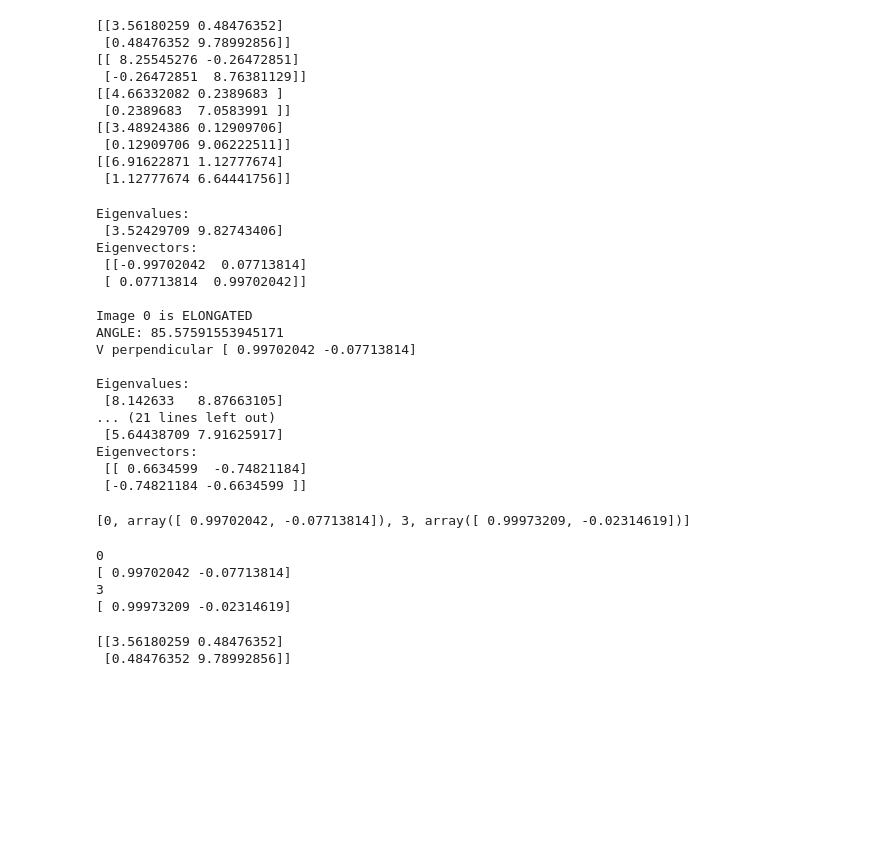
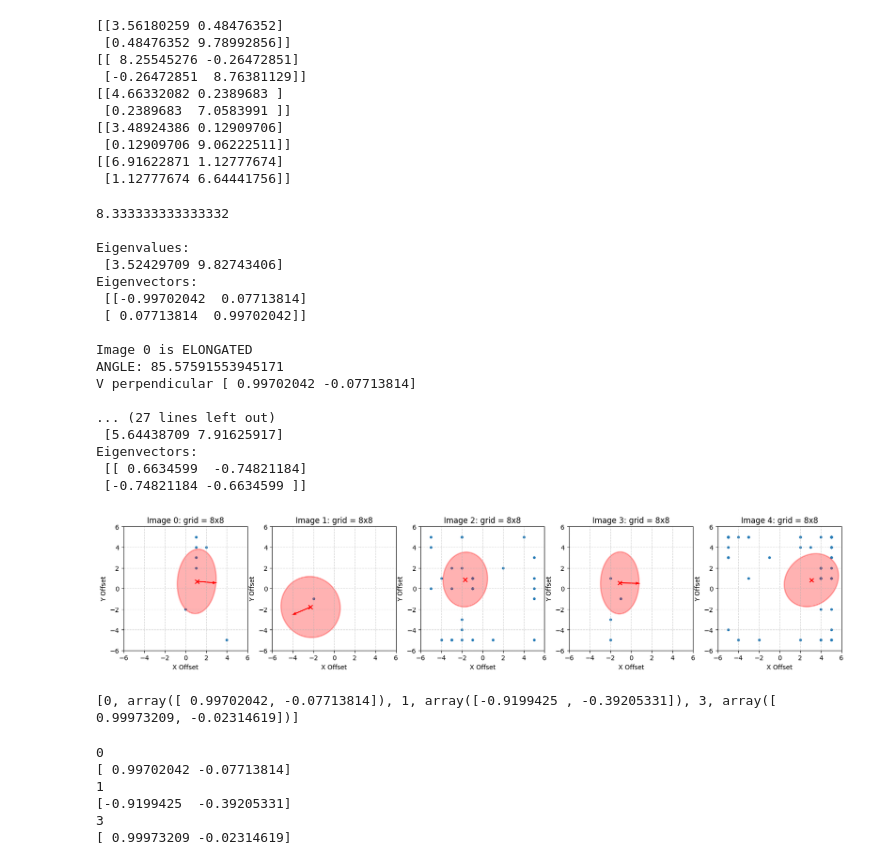
Before and after one commit to dchoate119/ASAR, a Jupyter notebook: s3/Error_Distributions/softmax_microp_comp.ipynb, the cells around one changed output. Drawn from its saved outputs; the diff is of its cells as text; code cells hidden in the pictures; blank space fills up the shorter version.

Commit message:
updated plots with condifence directions

```diff
--- a/s3/Error_Distributions/softmax_microp_comp.ipynb
+++ b/s3/Error_Distributions/softmax_microp_comp.ipynb
@@ -1022,15 +1022,16 @@ def ssd_surface_plots(ssds, imnum, n):
     plt.show()
 # %%
 # Plotting x and y from zero - avg distance from trough - bullet 1
-def plot_softmax_and_confdir(distb_mean_var_SM, elong_ims):
+def plot_softmax_and_confdir(distb_vecs, distb_mean_var_SM, elong_ims):
     """
     Plots the x and y offset correction vector for each micropatch per image
     Input: nada
-    Output: 5 plots (or # of images) with x and y correction vector points
+    Output: 5 plots (or # of images) with x and y correction vector points, distribution from softmax, and confidence direction
     """
     num_imgs = gnav.im_num
     fig, axes = plt.subplots(1, num_imgs, figsize=(20, 4 * num_imgs), squeeze=False)
     axes = axes.flatten()
+    imss = 0
 
     for i in range(num_imgs):
         ax = axes[i] if num_imgs > 1 else axes
@@ -1058,7 +1059,16 @@ def plot_softmax_and_confdir(distb_mean_var_SM, elong_ims):
             # Mark the mean
             ax.scatter(*mean, color='red', s=40, marker='x', label='Mean')
 
-        # Perpendicular
+        # Perpendicular DIRECTION
+        # if i in elong_ims:
+        if any((not isinstance(e, np.ndarray) and i == e) or (isinstance(e, np.ndarray) and i in e) for e in elong_ims):
+            v_perp = elong_ims[imss*2+1]
+            ax.quiver(mean[0], mean[1], v_perp[0], v_perp[1],
+                  angles='xy', scale_units='xy', scale=.5,
+                  color='red', width=0.008, label='Correction Vectors')
+            imss += 1
+
+
 
         # Styling
         ax.set_title(f"Image {i}: grid = {n}x{n}", fontsize=12)
@@ -1086,7 +1096,7 @@ MEAN: [-1.09492447  0.54099124]
 MEAN: [3.08554245 0.80675422]
 # %%
 # Plot each surface plot
-%matplotlib qt
-for imnum in range(gnav.im_num):
+# %matplotlib qt
+# for imnum in range(gnav.im_num):
     # ssd_surface_plots(gnav.ssds_curr_SM[imnum], imnum, n_ssd)
-    ssd_surface_plots(gnav.prob_distb_FP[imnum]['probs'], imnum, n_ssd) # Swap for probabilities?
+    # ssd_surface_plots(gnav.prob_distb_FP[imnum]['probs'], imnum, n_ssd) # Swap for probabilities?
@@ -1139,8 +1129,11 @@ for imnum in range(5):
 # Eigenvalues and vectors
 # Elongation threshold
 # SET NEW ELONG THRESH TO 1/12 ML ^2
-L = n_ssd
-elong_thresh = 2
+L = 2*n_ssd
+T = (1/12) * (L**2)
+print(T)
+
+# elong_thresh = 2
 ims_elong = []
 num_elong = 0
 for imnum in range(gnav.im_num):
@@ -1159,11 +1152,8 @@ for imnum in range(gnav.im_num):
     # print("Stable:\n", v_small)
     # print("Unstable:\n", v_large)
 
-    # Ratio
-    ratio = lam_large / lam_small
-    # print("RATIO:", ratio)
-    # Check ratio
-    if ratio > elong_thresh:
+    # Check large eigenvalue
+    if lam_large > T:
         print(f'\nImage {imnum} is ELONGATED')
         ims_elong.append(imnum)
         num_elong += 1
@@ -1187,6 +1177,8 @@ for imnum in range(gnav.im_num):
 
     # print(f'Done image {imnum}\n')
 # %% [output]
+8.333333333333332
+
 Eigenvalues:
  [3.52429709 9.82743406]
 Eigenvectors:
@@ -1197,17 +1189,19 @@ Image 0 is ELONGATED
 ANGLE: 85.57591553945171
 V perpendicular [ 0.99702042 -0.07713814]
 
-Eigenvalues:
- [8.142633   8.87663105]
-... (21 lines left out)
+... (27 lines left out)
  [5.64438709 7.91625917]
 Eigenvectors:
  [[ 0.6634599  -0.74821184]
  [-0.74821184 -0.6634599 ]]
+# %%
+plot_softmax_and_confdir(gnav.distb_vecs, gnav.prob_distb_FP, ims_elong)
+# %% [output]
+[figure, added]
 # %%
 print(ims_elong)
 # %% [output]
-[0, array([ 0.99702042, -0.07713814]), 3, array([ 0.99973209, -0.02314619])]
+[0, array([ 0.99702042, -0.07713814]), 1, array([-0.9199425 , -0.39205331]), 3, array([ 0.99973209, -0.02314619])]
 # %%
 # Direction of uncertainty
 for i in range(num_elong):
@@ -1218,10 +1212,7 @@ for i in range(num_elong):
 # %% [output]
 0
 [ 0.99702042 -0.07713814]
+1
+[-0.9199425  -0.39205331]
 3
 [ 0.99973209 -0.02314619]
-# %%
-print(gnav.prob_distb_FP[0]['cov'])
-# %% [output]
-[[3.56180259 0.48476352]
- [0.48476352 9.78992856]]
```
Also changed, not shown: parts of 3 cells of this notebook.
